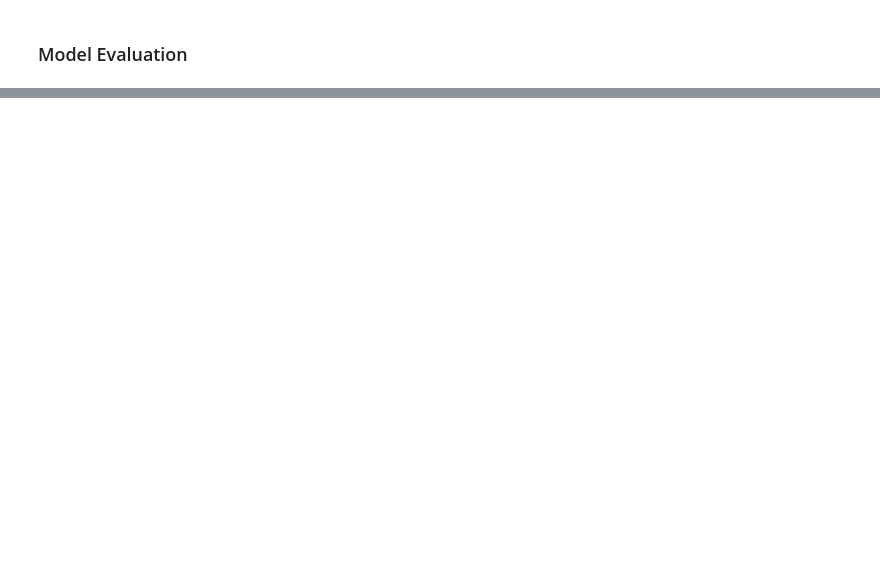
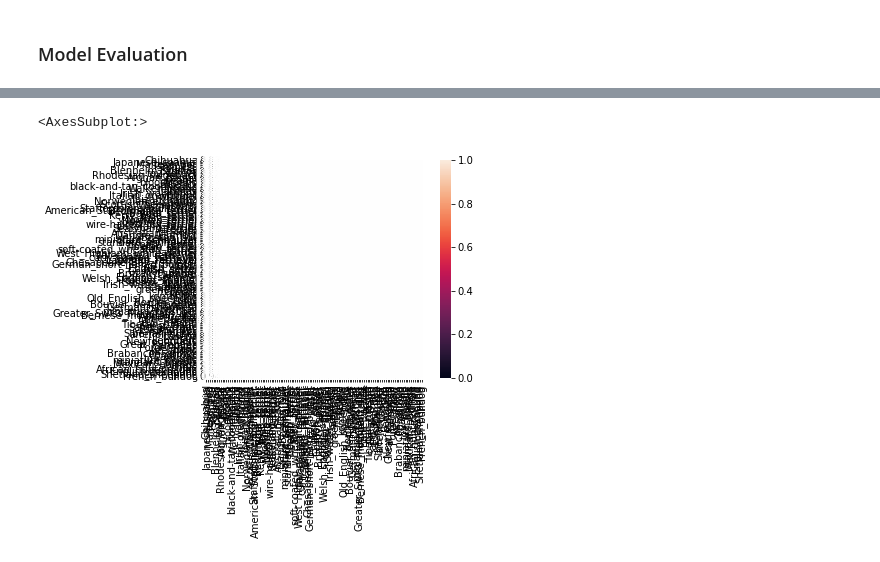
Before and after one commit to a-miller77/AnimalDetection, a Jupyter notebook: breeds.ipynb, the cells around one changed output, grey strips where cells are left out. Drawn from its saved outputs; the diff is of its cells as text; code cells hidden in the pictures; blank space fills up the shorter version.

```diff
--- a/breeds.ipynb
+++ b/breeds.ipynb
@@ -309,2 +462,5 @@ sns.heatmap(cm, xticklabels=range(2, 11), yticklabels=range(2, 11), annot=True,
 # %%
-sns.heatmap(normalized_cm, xticklabels=range(2, 11), yticklabels=range(2, 11), annot=True, fmt='.2f', square=True)
+sns.heatmap(normalized_cm, xticklabels=breed_list, yticklabels=breed_list, annot=True, fmt='.2f', square=True)
+# %% [output]
+<AxesSubplot:>
+[figure, added]
```
Also changed, not shown: parts of 22 cells of this notebook.
